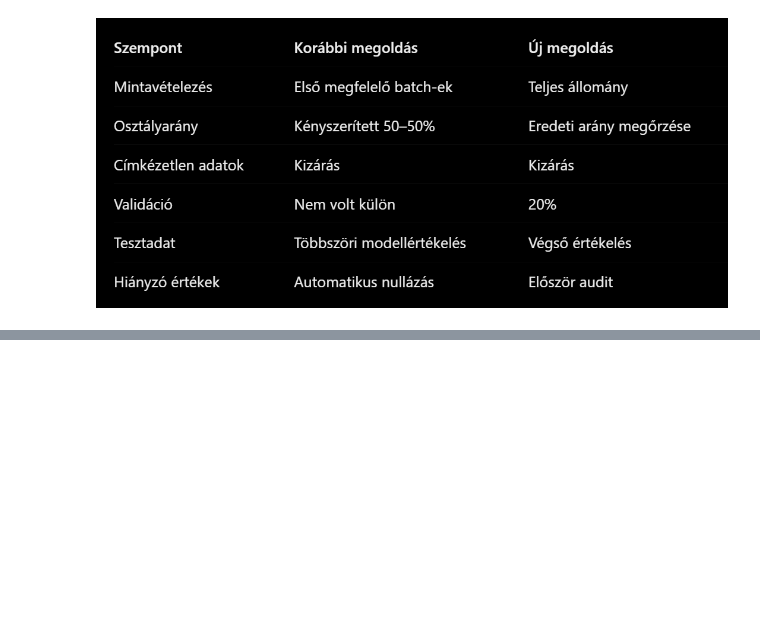
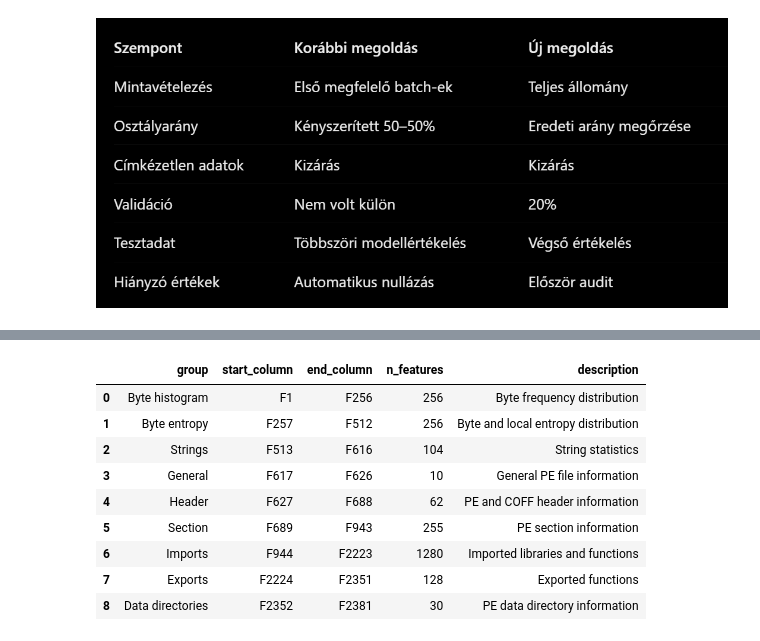
Before and after one commit to RaczNikoletta/Artificial-intelligence, a Jupyter notebook: beadando_emberdsv2.ipynb, the cells around one changed output, grey strips where cells are left out. Saved outputs shown, nothing was run; the diff lists cells and outputs as text; code cells hidden in the pictures; blank space fills up the shorter version.

```diff
--- a/beadando_emberdsv2.ipynb
+++ b/beadando_emberdsv2.ipynb
@@ -615,0 +641,90 @@ plt.show()
+# %%
+# EMBER 2018 v2 feature group mapping
+# A határok az eredeti elastic/ember/features.py implementációból származnak.
+
+FEATURE_GROUPS = {
+    "Byte histogram": {
+        "start": 0,
+        "end": 256,
+        "description": "Byte frequency distribution"
+    },
+    "Byte entropy": {
+        "start": 256,
+        "end": 512,
+        "description": "Byte and local entropy distribution"
+    },
+    "Strings": {
+        "start": 512,
+        "end": 616,
+        "description": "String statistics"
+    },
+    "General": {
+        "start": 616,
+        "end": 626,
+        "description": "General PE file information"
+    },
+    "Header": {
+        "start": 626,
+        "end": 688,
+        "description": "PE and COFF header information"
+    },
+    "Section": {
+        "start": 688,
+        "end": 943,
+        "description": "PE section information"
+    },
+    "Imports": {
+        "start": 943,
+        "end": 2223,
+        "description": "Imported libraries and functions"
+    },
+    "Exports": {
+        "start": 2223,
+        "end": 2351,
+        "description": "Exported functions"
+    },
+    "Data directories": {
+        "start": 2351,
+        "end": 2381,
+        "description": "PE data directory information"
+    }
+}
+
+# Ellenőrizzük, hogy a feature oszlopok nevei és sorrendje megfelelnek-e.
+expected_feature_names = [f"F{i}" for i in range(1, 2382)]
+
+if feature_names != expected_feature_names:
+    raise ValueError(
+        "A feature oszlopok neve vagy sorrendje eltér a várttól. "
+        "Ne alkalmazd automatikusan a csoportosítást!"
+    )
+
+# A csoportok dimenzióinak ellenőrzése
+group_mapping_df = pd.DataFrame([
+    {
+        "group": name,
+        "start_column": f"F{info['start'] + 1}",
+        "end_column": f"F{info['end']}",
+        "n_features": info["end"] - info["start"],
+        "description": info["description"]
+    }
+    for name, info in FEATURE_GROUPS.items()
+])
+
+display(group_mapping_df)
+
+assert sum(
+    info["end"] - info["start"]
+    for info in FEATURE_GROUPS.values()
+) == X_train.shape[1]
+# %% [output]
+|  | group | start_column | end_column | n_features | description |
+| 0 | Byte histogram | F1 | F256 | 256 | Byte frequency distribution |
+| 1 | Byte entropy | F257 | F512 | 256 | Byte and local entropy distribution |
+| 2 | Strings | F513 | F616 | 104 | String statistics |
+| 3 | General | F617 | F626 | 10 | General PE file information |
+| 4 | Header | F627 | F688 | 62 | PE and COFF header information |
+| 5 | Section | F689 | F943 | 255 | PE section information |
+| 6 | Imports | F944 | F2223 | 1280 | Imported libraries and functions |
+| 7 | Exports | F2224 | F2351 | 128 | Exported functions |
+| 8 | Data directories | F2352 | F2381 | 30 | PE data directory information |
```
Also changed, not shown: parts of 12 cells of this notebook.
